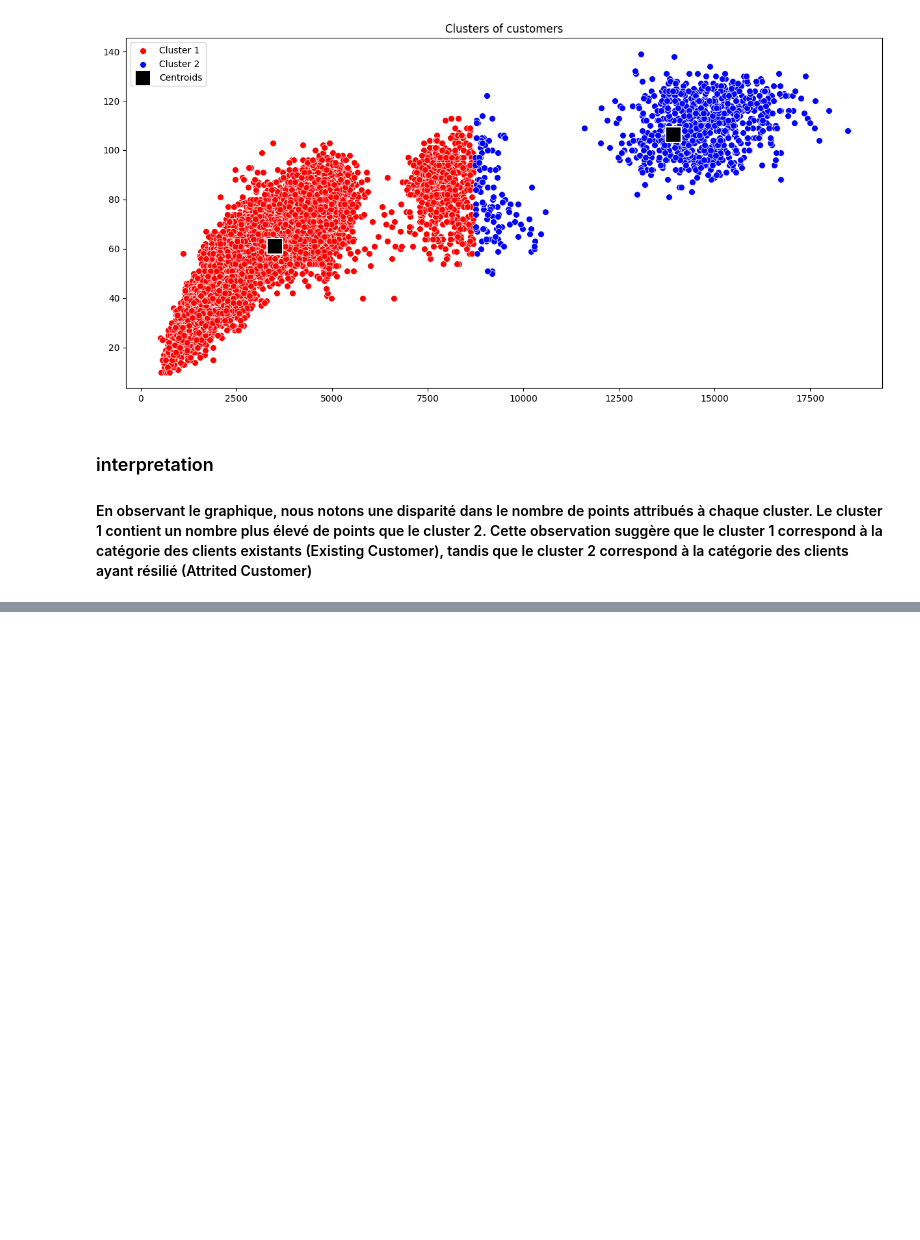
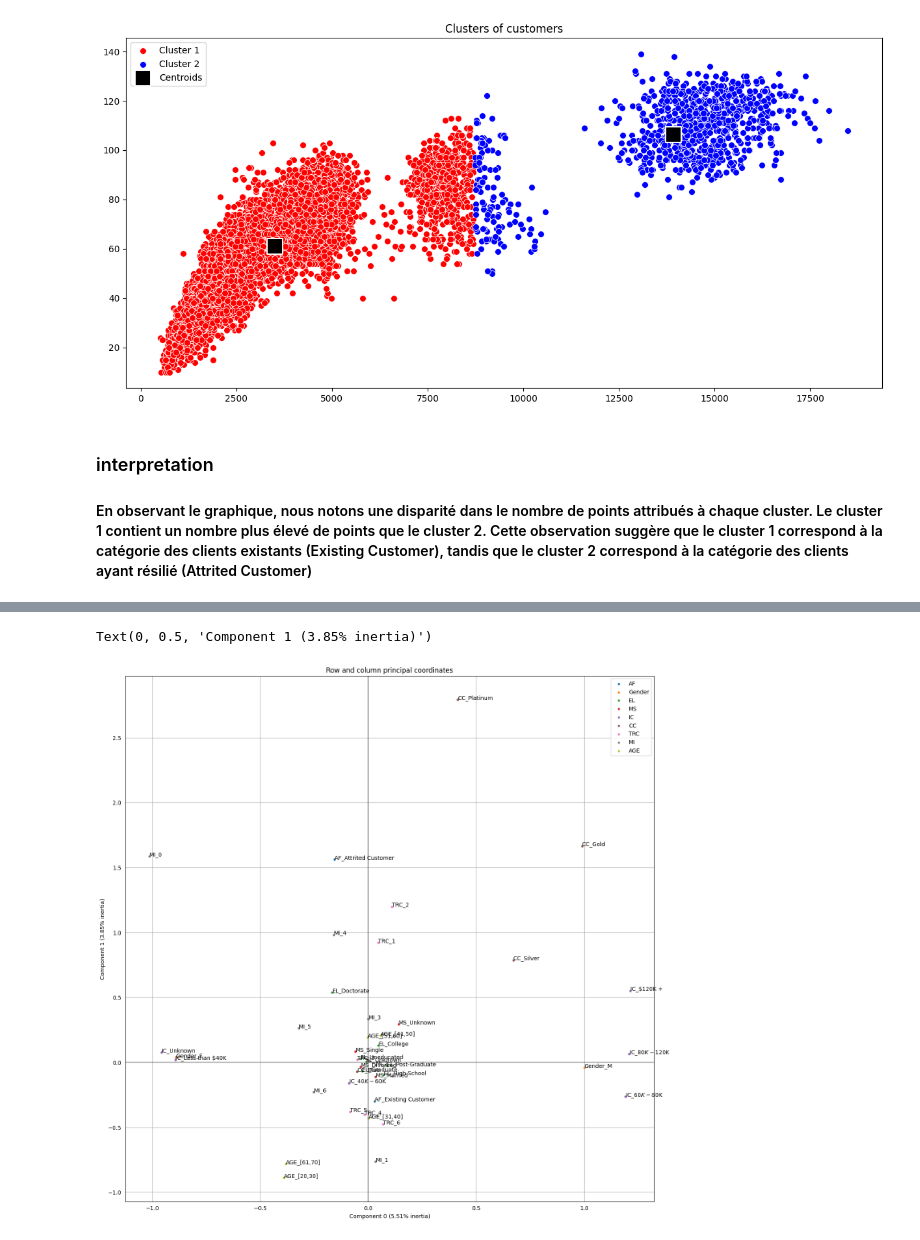
Before and after one commit to KenzaBoumaryem/churn-analysis-project, a Jupyter notebook: Projet_BankChurners.ipynb, the cells around one changed output, grey strips where cells are left out. Saved outputs shown, nothing was run; the diff lists cells and outputs as text; code cells hidden in the pictures; blank space fills up the shorter version.

Commit message:
Ajout de ACM

```diff
--- a/Projet_BankChurners.ipynb
+++ b/Projet_BankChurners.ipynb
@@ -481,0 +522,2 @@ plt.show()
+# %%
+data['Months_Inactive_12_mon'] = data['Months_Inactive_12_mon'].astype('object')
@@ -481,0 +534,2 @@ plt.show()
+# %%
+nouvelle_data = data.select_dtypes(include='object')
@@ -481,0 +548,51 @@ plt.show()
+# %%
+nouvelle_data.rename(columns={'Attrition_Flag': 'AF'}, inplace=True)
+nouvelle_data.rename(columns={'Income_Category': 'IC'}, inplace=True)
+nouvelle_data.rename(columns={'Card_Category': 'CC'}, inplace=True)
+nouvelle_data.rename(columns={'Education_Level': 'EL'}, inplace=True)
+nouvelle_data.rename(columns={'Marital_Status': 'MS'}, inplace=True)
+nouvelle_data.rename(columns={'Total_Relationship_Count': 'TRC'}, inplace=True)
+nouvelle_data.rename(columns={'Months_Inactive_12_mon': 'MI'}, inplace=True)
+nouvelle_data.rename(columns={'Classe_Age': 'AGE'}, inplace=True)
+# %%
+#Création de l'objet mca
+mca = prince.MCA()
+#Lancement de l'ACM sur le jeu de données
+mca=mca.fit(nouvelle_data)
+# %%
+# Création de la figure
+
+fig, ax = plt.subplots(figsize=(17, 17))
+
+#Tracage des axes
+ax = plot.stylize_axis(ax)
+
+#Profils colonnes
+col_coords = mca.column_coordinates(nouvelle_data)
+x = col_coords[0]
+y = col_coords[1]
+
+#Extraction des préfixes à l'aide map et de lambda
+prefixes = col_coords.index.str.split('_').map(lambda x: x[0])
+
+#Affichage des profils colonnes avec leurs modalités
+for prefix in prefixes.unique():
+    mask = prefixes == prefix
+
+    ax.scatter(x[mask], y[mask], s=10, label=prefix)
+
+    for i, label in enumerate(col_coords[mask].index):
+        ax.annotate(label, (x[mask][i], y[mask][i]))
+
+#Ajout de légende
+ax.legend()
+
+
+
+ax.set_title('Row and column principal coordinates')
+ei = [eig / mca.total_inertia_ for eig in mca.eigenvalues_]
+ax.set_xlabel('Component {} ({:.2f}% inertia)'.format(0, 100 * ei[0]))
+ax.set_ylabel('Component {} ({:.2f}% inertia)'.format(1, 100 * ei[1]))
+# %% [output]
+Text(0, 0.5, 'Component 1 (3.85% inertia)')
+[figure, added]
```
Also changed, not shown: parts of 15 cells of this notebook.
